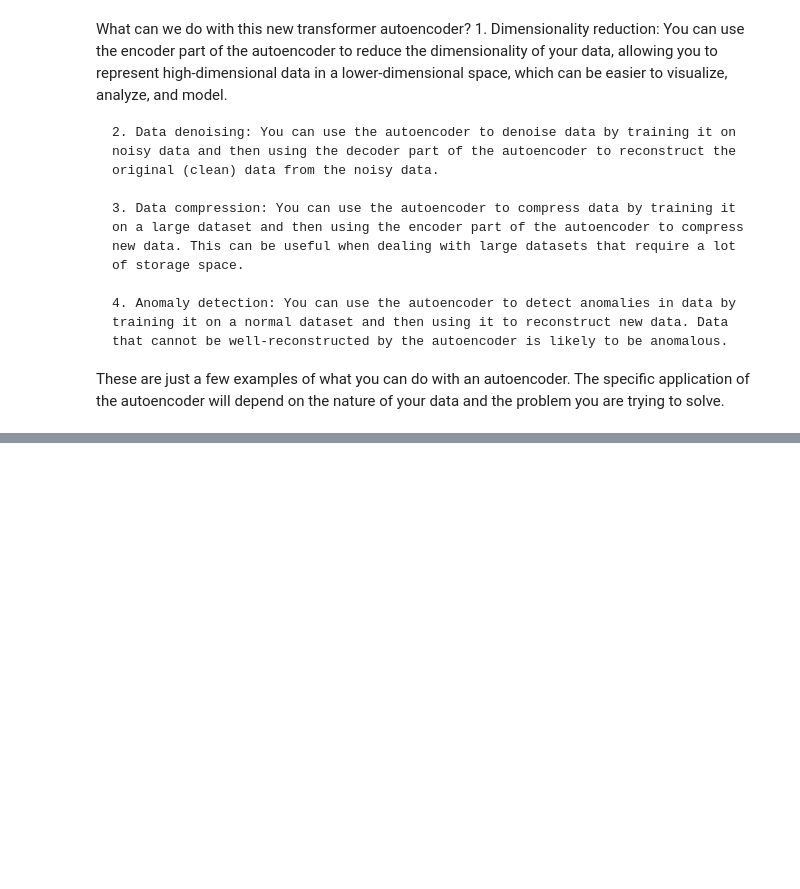
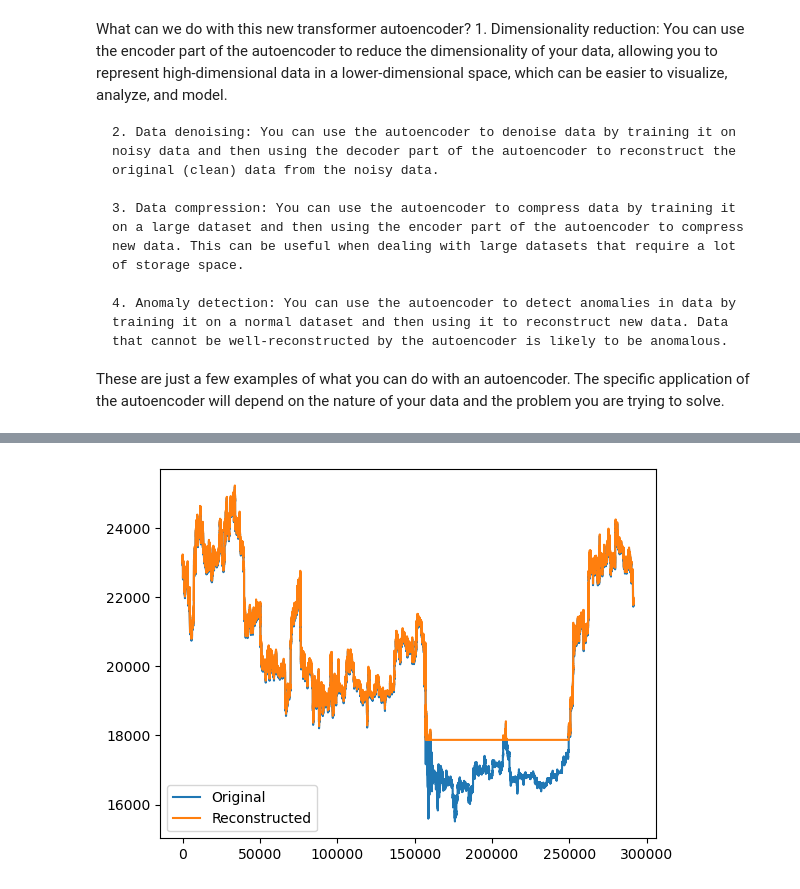
Before and after one commit to eervin123/feature-engineering, a Jupyter notebook: transformer-autoencoder.ipynb, the cells around one changed output, grey strips where cells are left out. Saved outputs shown, nothing was run; the diff lists cells and outputs as text; code cells hidden in the pictures; blank space fills up the shorter version.

```diff
--- a/transformer-autoencoder.ipynb
+++ b/transformer-autoencoder.ipynb
@@ -127,0 +265,14 @@ TensorShape([1, 4, 4])
+# %%
+# Reconstruct validation data
+reconstructed_val_data = model.predict(val_data)
+val_data= scaler.inverse_transform(val_data)
+# Inverse normalize data
+reconstructed_val_data = scaler.inverse_transform(reconstructed_val_data)
+
+# Plot original and reconstructed data
+import matplotlib.pyplot as plt
+plt.plot(val_data, label='Original')
+plt.plot(reconstructed_val_data, label='Reconstructed')
+plt.legend()
+plt.show()
+# %% [output]
@@ -127,0 +280 @@ TensorShape([1, 4, 4])
+[figure, added]
```
Also changed, not shown: parts of 30 cells of this notebook, 10 other files.
